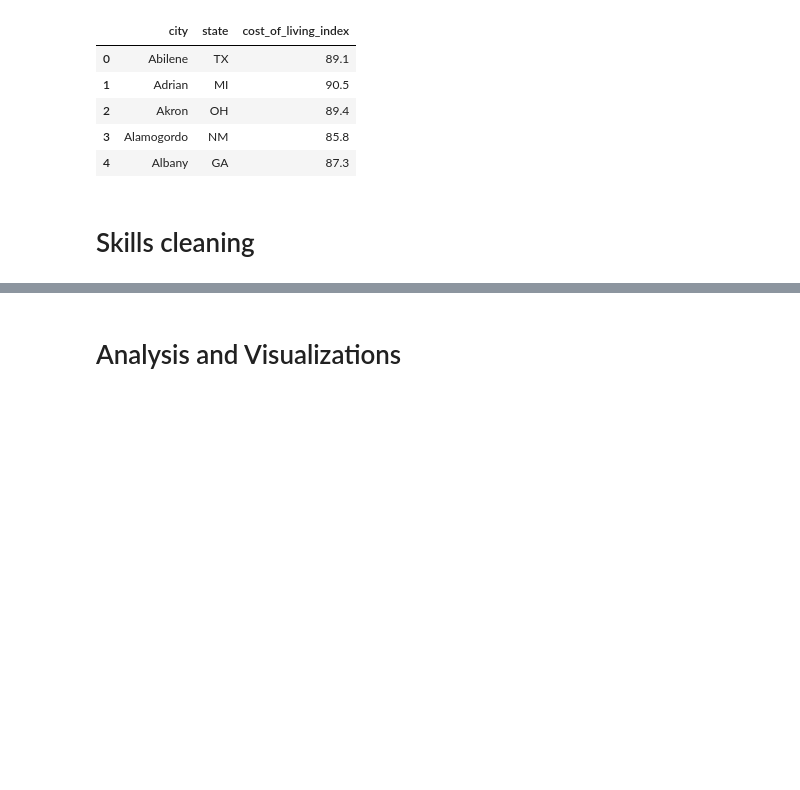
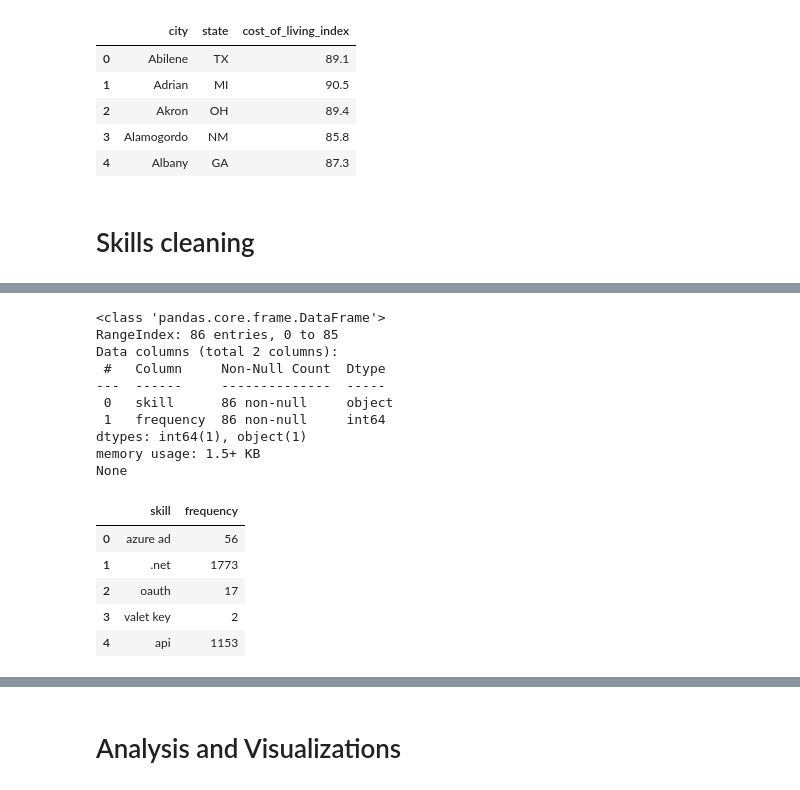
Before and after one commit to harsh-jain101/2023Spr_projects, a Jupyter notebook: Dice.ipynb, the cells around one changed output, grey strips where cells are left out. Cells and saved outputs as stored; diff of their text form; code cells hidden in the pictures; blank space fills up the shorter version.

Commit message:
skill co-occurence

```diff
--- a/Dice.ipynb
+++ b/Dice.ipynb
@@ -580,3 +580,5 @@ all_skill_list = ['Azure AD',
                       'RESTful APIs', ' GraphQL', ' WebSockets', ' OAuth 2.0', ' OpenID Connect', ' SAML 2.0', ' JWT',
                       'OAuth2/OIDC libraries']
 all_skill_list = list(map(lambda x: x.strip().lower(), all_skill_list))
+# %%
+job_df_wo_skills, skills_df, connecting_df = separate_skills(df)
@@ -582,0 +613,20 @@ all_skill_list = list(map(lambda x: x.strip().lower(), all_skill_list))
+# %%
+print(skills_df.info())
+skills_df.head()
+# %% [output]
+<class 'pandas.core.frame.DataFrame'>
+RangeIndex: 86 entries, 0 to 85
+Data columns (total 2 columns):
+ #   Column     Non-Null Count  Dtype
+---  ------     --------------  -----
+ 0   skill      86 non-null     object
+ 1   frequency  86 non-null     int64
+dtypes: int64(1), object(1)
+memory usage: 1.5+ KB
+None
+|  | skill | frequency |
+| 0 | azure ad | 56 |
+| 1 | .net | 1773 |
+| 2 | oauth | 17 |
+| 3 | valet key | 2 |
+| 4 | api | 1153 |
```
Also changed, not shown: parts of 9 cells of this notebook, 2 other files.
